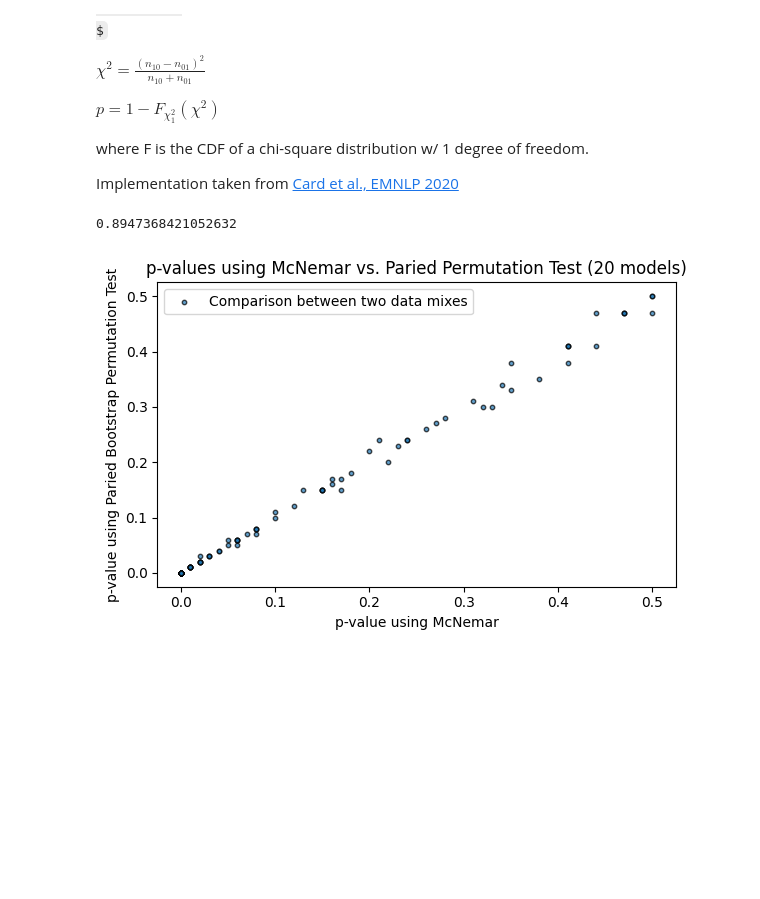
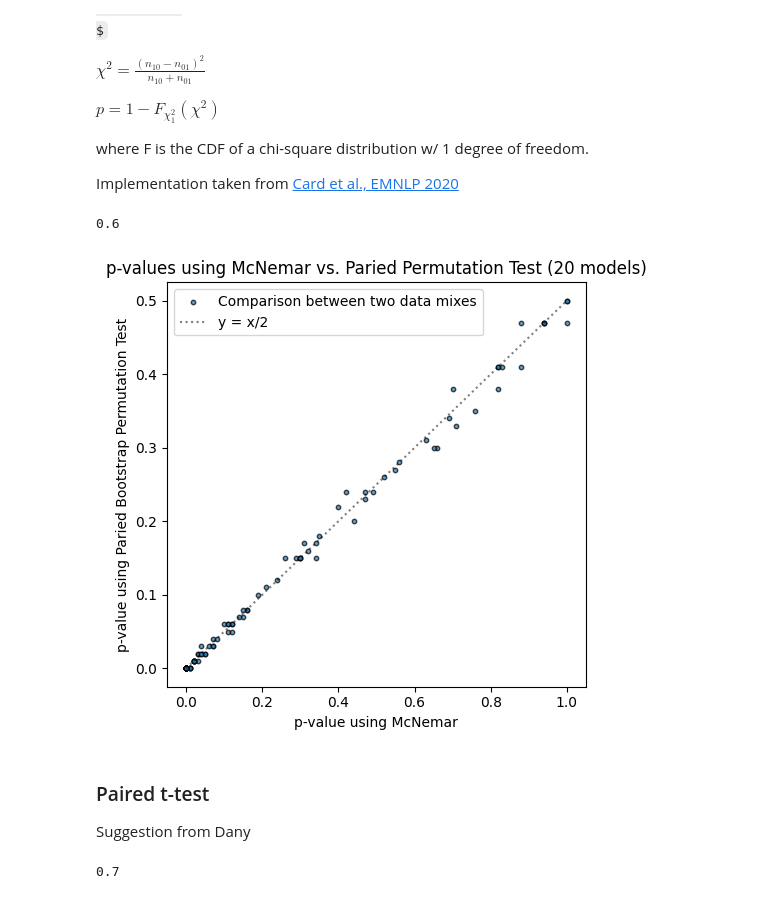
Before and after one commit to davidheineman/new-evals, a Jupyter notebook: analysis/notebooks/variance.ipynb, the cells around one changed output. Cells and saved outputs as stored; diff of their text form; code cells hidden in the pictures; some formulas as TeX source; blank space fills up the shorter version.

```diff
--- a/analysis/notebooks/variance.ipynb
+++ b/analysis/notebooks/variance.ipynb
@@ -365,6 +362,7 @@ sig_results, all_p_values, ax = compute_significance(
     metric='acc_per_char',
     tasks=['arc_challenge'],
     alpha=0.05,
+    num_permutations=100_000,
     do_plot=False
 )
 _, _, p_values_bootstrap = all_p_values['arc_challenge']
@@ -372,29 +370,67 @@ _, _, p_values_bootstrap = all_p_values['arc_challenge']
 # Get % equivalent entries to 2 decimal places
 mask = np.triu(np.ones_like(p_values_bootstrap, dtype=bool), k=1)
 rounded_bootstrap_upper = np.round(p_values_bootstrap, 2)[mask]
-rounded_mcnemar_upper = np.round(p_values_mcnemar/2, 2)[mask]
+rounded_mcnemar_upper = np.round(p_values_mcnemar, 2)[mask]
 (rounded_bootstrap_upper == rounded_mcnemar_upper).mean()
 # %% [output]
-0.8947368421052632
+0.6
 # %%
-fig, ax = plt.subplots(figsize=(6, 4))
+fig, ax = plt.subplots(figsize=(5, 5))
 ax.scatter(
     rounded_mcnemar_upper,
     rounded_bootstrap_upper,
     alpha=0.7,
     edgecolors="k",
     s=10,
     label="Comparison between two data mixes",
+)
+
+ax.plot(
+    [0, 1], [0, 0.5], linestyle="dotted", color="black", alpha=0.5, label="y = x/2"
 )
 
 min_bound = min(min(rounded_mcnemar_upper), min(rounded_bootstrap_upper))
 max_bound = max(max(rounded_mcnemar_upper), max(rounded_bootstrap_upper))
 
 ax.set_title("p-values using McNemar vs. Paried Permutation Test (20 models)")
 ax.set_xlabel("p-value using McNemar")
 ax.set_ylabel("p-value using Paried Bootstrap Permutation Test")
 ax.legend()
 plt.tight_layout()
 plt.show()
 # %% [output]
-[figure, old version]
+[figure, new version]
+# %% [markdown]
+### Paired t-test
+
+Suggestion from Dany
+# %%
+from utils.pce import compute_pairwise_p_values_paired_t_test
+
+oneb_models = [model for model in MODELS if '1B' in model]
+
+# Compute p-values with t-test
+mixes, scores = get_nd_array(df, 'model', model=oneb_models, task='arc_challenge', metric='acc_per_char', step='max', sorted=True)
+p_values_t_test = compute_pairwise_p_values_paired_t_test(
+    scores
+)
+
+# Compute p-values with paired bootstrap
+sig_results, all_p_values, ax = compute_significance(
+    df,
+    models=oneb_models,
+    metric='acc_per_char',
+    tasks=['arc_challenge'],
+    alpha=0.05,
+    num_permutations=100_000,
+    do_plot=False
+)
+_, _, p_values_bootstrap = all_p_values['arc_challenge']
+
+# Get % equivalent entries to 2 decimal places
+mask = np.triu(np.ones_like(p_values_bootstrap, dtype=bool), k=1)
+rounded_bootstrap_upper = np.round(p_values_bootstrap, 2)[mask]
+rounded_t_test_upper = np.round(p_values_t_test, 2)[mask]
+(rounded_bootstrap_upper == rounded_t_test_upper).mean()
+# %% [output]
+0.7
```
Also changed, not shown: parts of 4 cells of this notebook, 6 other files.
